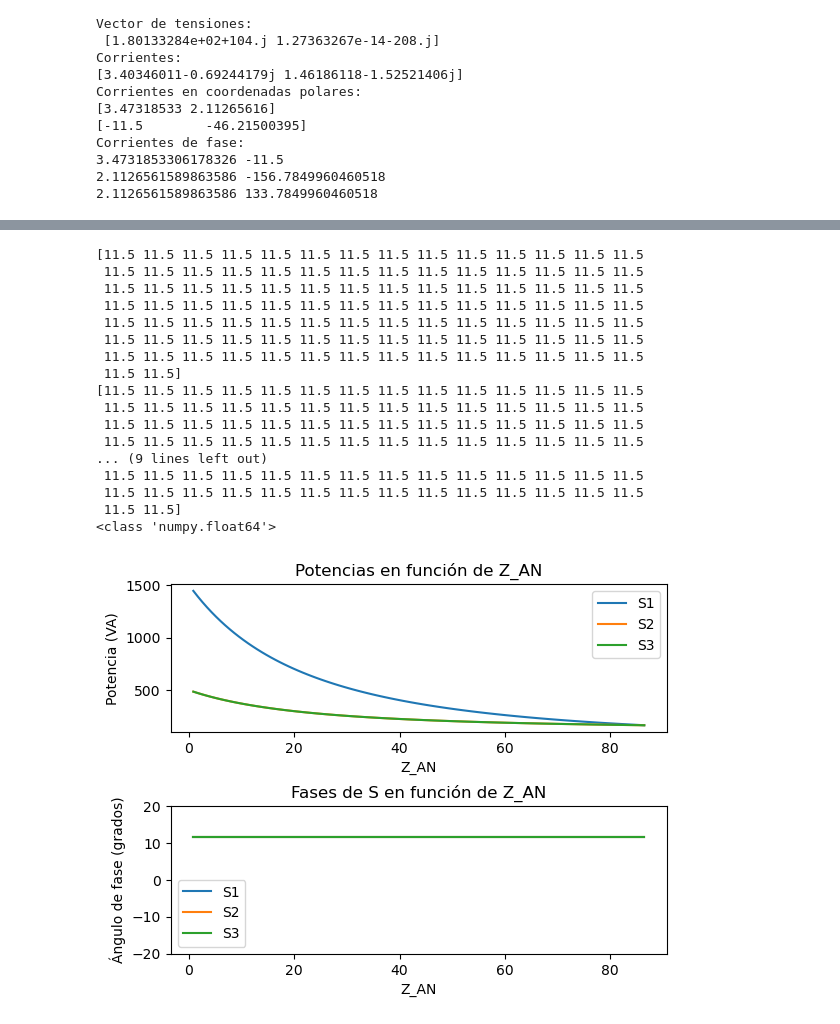
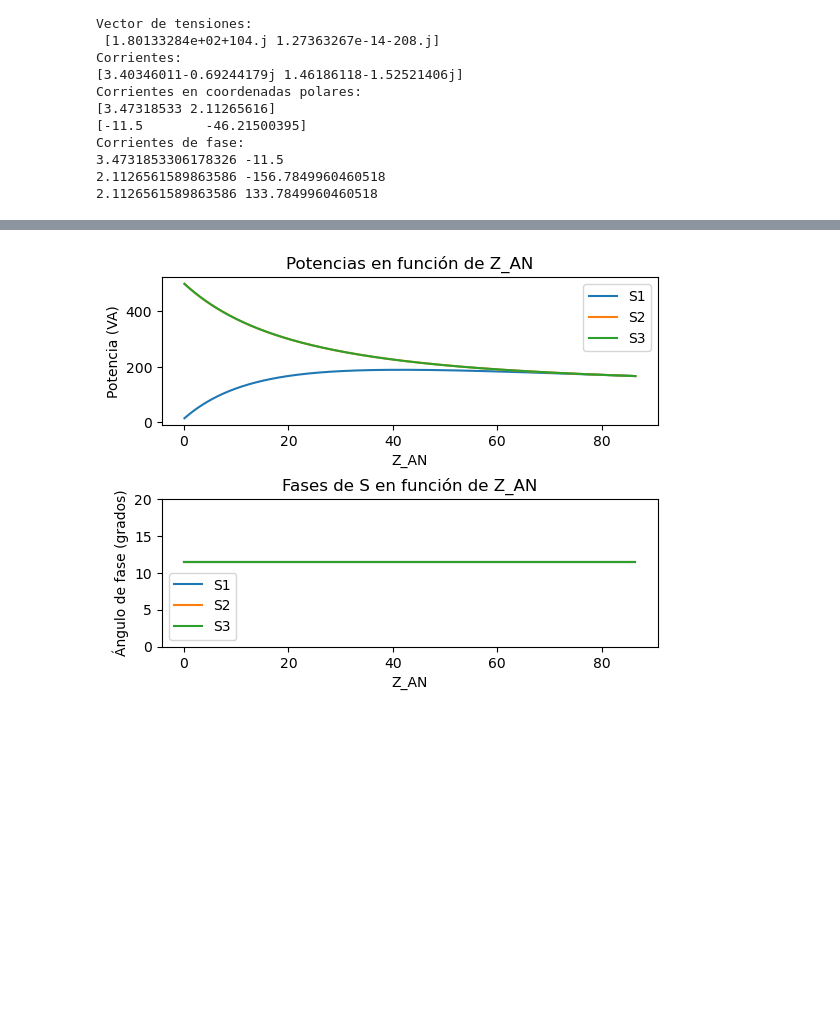
Before and after one commit to Allocco14/circuits, a Jupyter notebook: circuits.ipynb, the cells around one changed output, grey strips where cells are left out. Cells and saved outputs as stored; diff of their text form; code cells hidden in the pictures; blank space fills up the shorter version.

```diff
--- a/circuits.ipynb
+++ b/circuits.ipynb
@@ -64,10 +64,12 @@ Corrientes de fase:
 2.1126561589863586 133.7849960460518
 # %%
 # Hacer el ejercicio para valores de zan entre 1 y 100 % de zbn
-z_vect = z*np.linspace(0.01, 1, 100)
-I = np.zeros((100, 2), dtype=complex)
+z_vect = z*np.linspace(0.001, 1, 1000)
+zan = convert_fasor_to_rectangular(z, theta)
+zan_vect = zan*np.linspace(0.01, 1, 1000)
+I = np.zeros((1000, 2), dtype=complex)
 
-for i in range(100):
+for i in range(1000):
     zan = convert_fasor_to_rectangular(z_vect[i], theta)
     A = np.array([[zan+zbn, -zbn], [-zbn, zbn+zcn]])
     A_inv = np.linalg.inv(A)
@@ -79,7 +81,7 @@ I2 = I[:, 1]-I[:, 0]
 I3 = -I[:, 1]
 
 # Calcular los voltajes de fase
-V1 = I1*zan
+V1 = I1*zan_vect
 V2 = I2*zbn
 V3 = I3*zcn
 
@@ -134,48 +136,31 @@ V: 120.08885599144217 -3.390081418182066e-15
 # %%
 # Calcular las potencias por fase
 S1 = V1 * np.conj(I1)
 S2 = V2 * np.conj(I2)
 S3 = V3 * np.conj(I3)
 
 # Graficar las magnitudes y ángulos de las potencias por fase
 fig, axs = plt.subplots(2, 1)
 axs[0].plot(z_vect, np.abs(S1), label='S1')
 axs[0].plot(z_vect, np.abs(S2), label='S2')
 axs[0].plot(z_vect, np.abs(S3), label='S3')
 axs[0].set_xlabel('Z_AN')
 axs[0].set_ylabel('Potencia (VA)')
 axs[0].set_title('Potencias en función de Z_AN')
 axs[0].legend()
 
 axs[1].plot(z_vect, np.angle(S1, deg=True), label='S1')
 axs[1].plot(z_vect, np.angle(S1, deg=True),  label='S2')
 axs[1].plot(z_vect, np.angle(S1, deg=True), label='S3')
 axs[1].set_xlabel('Z_AN')
 axs[1].set_ylabel('Ángulo de fase (grados)')
 axs[1].set_title('Fases de S en función de Z_AN')
 axs[1].legend()
 
 # Ajustar el eje y
-axs[1].set_ylim(-20, 20)
+axs[1].set_ylim(0, 20)
 
 # Agregar espacios entre los subplots
 plt.subplots_adjust(hspace=0.5, wspace=0.5)
 # %% [output]
-[11.5 11.5 11.5 11.5 11.5 11.5 11.5 11.5 11.5 11.5 11.5 11.5 11.5 11.5
- 11.5 11.5 11.5 11.5 11.5 11.5 11.5 11.5 11.5 11.5 11.5 11.5 11.5 11.5
- 11.5 11.5 11.5 11.5 11.5 11.5 11.5 11.5 11.5 11.5 11.5 11.5 11.5 11.5
- 11.5 11.5 11.5 11.5 11.5 11.5 11.5 11.5 11.5 11.5 11.5 11.5 11.5 11.5
- 11.5 11.5 11.5 11.5 11.5 11.5 11.5 11.5 11.5 11.5 11.5 11.5 11.5 11.5
- 11.5 11.5 11.5 11.5 11.5 11.5 11.5 11.5 11.5 11.5 11.5 11.5 11.5 11.5
- 11.5 11.5 11.5 11.5 11.5 11.5 11.5 11.5 11.5 11.5 11.5 11.5 11.5 11.5
- 11.5 11.5]
-[11.5 11.5 11.5 11.5 11.5 11.5 11.5 11.5 11.5 11.5 11.5 11.5 11.5 11.5
- 11.5 11.5 11.5 11.5 11.5 11.5 11.5 11.5 11.5 11.5 11.5 11.5 11.5 11.5
- 11.5 11.5 11.5 11.5 11.5 11.5 11.5 11.5 11.5 11.5 11.5 11.5 11.5 11.5
- 11.5 11.5 11.5 11.5 11.5 11.5 11.5 11.5 11.5 11.5 11.5 11.5 11.5 11.5
-... (9 lines left out)
- 11.5 11.5 11.5 11.5 11.5 11.5 11.5 11.5 11.5 11.5 11.5 11.5 11.5 11.5
- 11.5 11.5 11.5 11.5 11.5 11.5 11.5 11.5 11.5 11.5 11.5 11.5 11.5 11.5
- 11.5 11.5]
-<class 'numpy.float64'>
-[figure, old version]
+[figure, new version]
```
Also changed, not shown: parts of 1 cell of this notebook.
